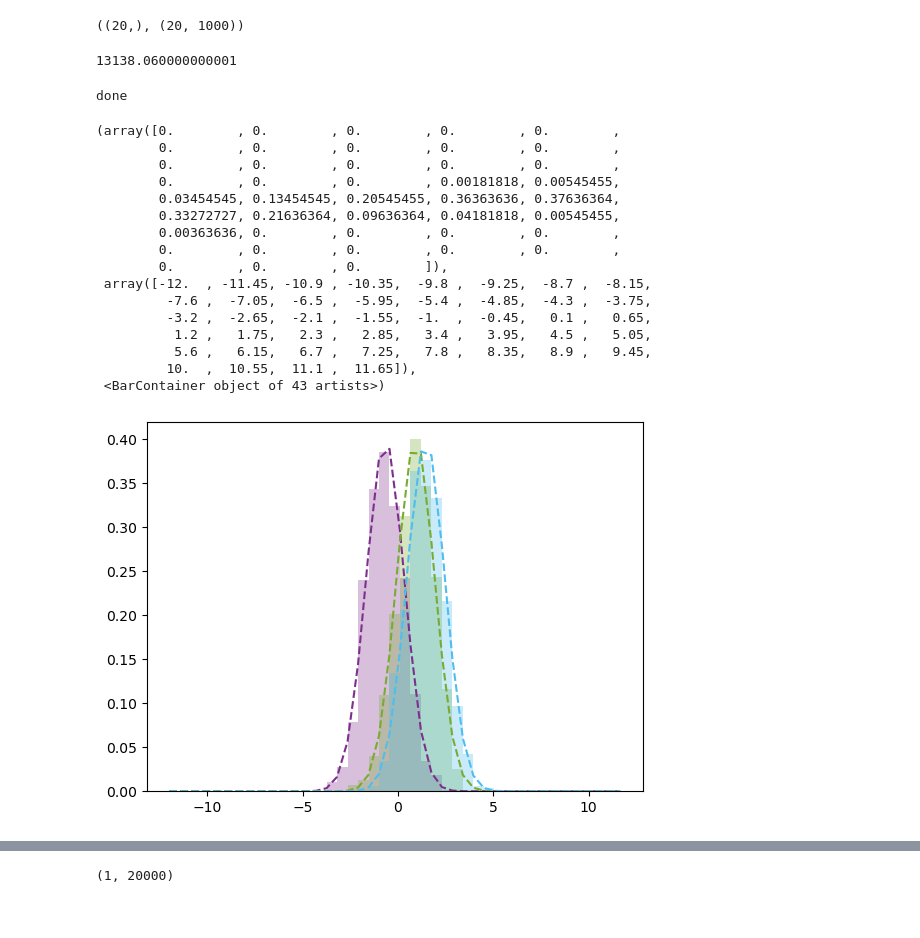
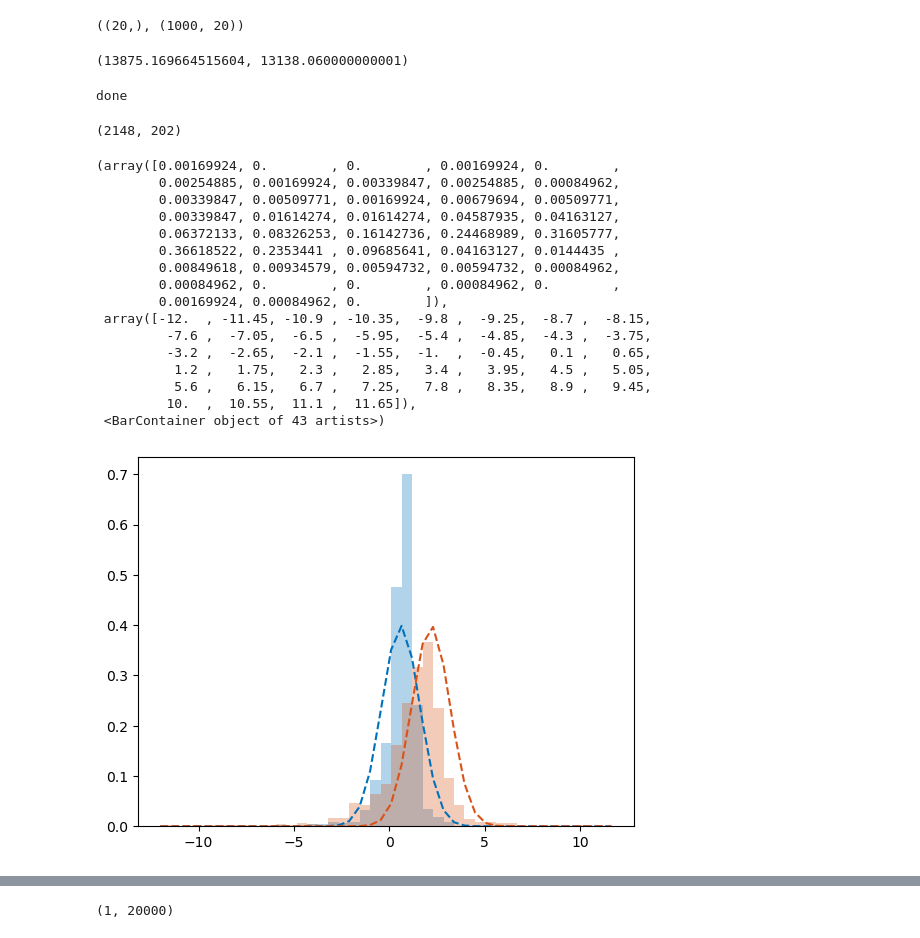
Before and after one commit to zsm1-hub/China_Israel, a Jupyter notebook: Fig4_Guassian_bootstrap.ipynb, the cells around one changed output, grey strips where cells are left out. Drawn from its saved outputs; the diff is of its cells as text; code cells hidden in the pictures.

```diff
--- a/Fig4_Guassian_bootstrap.ipynb
+++ b/Fig4_Guassian_bootstrap.ipynb
@@ -233,3 +238,13 @@ s_nw_sf3_1089_mn,s_nw_sf3_1089,s_nw_sf3_1089_std,dist_axis=get_sf3_bootstrap(dat
+# %%
+import scipy.io as sio
+we=sio.loadmat('/meddy/simingzhang/Analysis/matlab/wave_Eulerian_SF3.mat')
+SF3_w_E=(we['S3L1_alltime']+we['S3T1_alltime'])
+SF3_w_E_std=(we['S3L1_alltime']+we['S3T1_alltime'])
+nwe=sio.loadmat('/meddy/simingzhang/Analysis/matlab/nowave_Eulerian_SF3.mat')
+SF3_nw_E=(nwe['S3L1_alltime']+nwe['S3T1_alltime'])
+SF3_nw_E_std=(nwe['S3L1_alltime']+nwe['S3T1_alltime'])
+r1=sio.loadmat('/meddy/simingzhang/Analysis/matlab/r_e.mat')
+R=np.squeeze(r1['r'])
 # %%
 import scipy.io as sio
 hfsf1=sio.loadmat('/meddy/simingzhang/Data/Figure_SF3/SF1_E_Hf.mat')
@@ -272,15 +285,22 @@ FileNotFoundError: [Errno 2] No such file or directory: '/meddy/simingzhang/Data
 # %%
-dist_axis.shape,w_SF1_1089.shape
+dist_axis.shape,w_sf3_289.shape
 # %% [output]
-((20,), (20, 1000))
+((20,), (1000, 20))
 # %%
 D3bx = 0.55
 D3b_bins = np.arange(-12, 12, D3bx)
 iu=5
 dist_axis[iu]
+iu2=7
-# %% [output]
-13138.060000000001
+# %%
+R[iu2],dist_axis[iu]
+# %% [output]
+(13875.169664515604, 13138.060000000001)
 # %%
+w_E_norm0 = norm.pdf(D3b_bins, np.nanmean(SF3_w_E[:,iu2])/np.nanstd(SF3_w_E_std[:,iu2]), 1)
+nw_E_norm0 = norm.pdf(D3b_bins, np.nanmean(SF3_nw_E[:,iu2])/np.nanstd(SF3_nw_E_std[:,iu2]), 1)
+
+
 w_289_norm0 = norm.pdf(D3b_bins, np.mean(w_sf3_289[:, iu])/np.std(w_sf3_289[:, iu]), 1)
 w_625_norm0 = norm.pdf(D3b_bins, np.mean(w_sf3_625[:, iu])/np.std(w_sf3_625[:, iu]), 1)
 w_1089_norm0 = norm.pdf(D3b_bins, np.mean(w_sf3_1089[:, iu])/np.std(w_sf3_1089[:, iu]), 1)
@@ -300,30 +320,39 @@ s_nw_1089_norm0 = norm.pdf(D3b_bins, np.mean(s_nw_sf3_1089[:, iu])/np.std(s_nw_s
 print('done')
 # %% [output]
 done
+# %%
+SF3_w_E.shape
+# %% [output]
+(2148, 202)
 # %%
-plt.plot(D3b_bins, w_289_norm0, linestyle='--',color=colorsmap[3])
-plt.hist((w_sf3_289[:, iu])/np.std(w_sf3_289[:, iu]), bins=D3b_bins, alpha=0.3, density=True, color=colorsmap[3], label='P289')
+plt.plot(D3b_bins, w_E_norm0, linestyle='--',color=colorsmap[0])
+plt.hist((SF3_w_E[:,iu2])/np.nanstd(SF3_w_E_std[:,iu2]), bins=D3b_bins, alpha=0.3, density=True, color=colorsmap[0], label='Eulerian')
 
-plt.plot(D3b_bins, w_625_norm0, linestyle='--',color=colorsmap[4])
-plt.hist((w_sf3_625[:, iu])/np.std(w_sf3_625[:, iu]), bins=D3b_bins, alpha=0.3, density=True, color=colorsmap[4], label='P625')
+plt.plot(D3b_bins, nw_E_norm0, linestyle='--',color=colorsmap[1])
+plt.hist((SF3_w_E[:,iu2])/np.nanstd(SF3_nw_E_std[:,iu2]), bins=D3b_bins, alpha=0.3, density=True, color=colorsmap[1], label='Eulerian')
+# plt.plot(D3b_bins, w_289_norm0, linestyle='--',color=colorsmap[3])
+# plt.hist((w_sf3_289[:, iu])/np.std(w_sf3_289[:, iu]), bins=D3b_bins, alpha=0.3, density=True, color=colorsmap[3], label='P289')
 
-plt.plot(D3b_bins, w_1089_norm0, linestyle='--',color=colorsmap[5])
-plt.hist((w_sf3_1089[:, iu])/np.std(w_sf3_1089[:, iu]), bins=D3b_bins, alpha=0.3, density=True, color=colorsmap[5], label='P1089')
+# plt.plot(D3b_bins, w_625_norm0, linestyle='--',color=colorsmap[4])
+# plt.hist((w_sf3_625[:, iu])/np.std(w_sf3_625[:, iu]), bins=D3b_bins, alpha=0.3, density=True, color=colorsmap[4], label='P625')
+
+# plt.plot(D3b_bins, w_1089_norm0, linestyle='--',color=colorsmap[5])
+# plt.hist((w_sf3_1089[:, iu])/np.std(w_sf3_1089[:, iu]), bins=D3b_bins, alpha=0.3, density=True, color=colorsmap[5], label='P1089')
 # %% [output]
-(array([0.        , 0.        , 0.        , 0.        , 0.        ,
-        0.        , 0.        , 0.        , 0.        , 0.        ,
-        0.        , 0.        , 0.        , 0.        , 0.        ,
-        0.        , 0.        , 0.        , 0.00181818, 0.00545455,
-        0.03454545, 0.13454545, 0.20545455, 0.36363636, 0.37636364,
-        0.33272727, 0.21636364, 0.09636364, 0.04181818, 0.00545455,
-        0.00363636, 0.        , 0.        , 0.        , 0.        ,
-        0.        , 0.        , 0.        , 0.        , 0.        ,
-        0.        , 0.        , 0.        ]),
+(array([0.00169924, 0.        , 0.        , 0.00169924, 0.        ,
+        0.00254885, 0.00169924, 0.00339847, 0.00254885, 0.00084962,
+        0.00339847, 0.00509771, 0.00169924, 0.00679694, 0.00509771,
+        0.00339847, 0.01614274, 0.01614274, 0.04587935, 0.04163127,
+        0.06372133, 0.08326253, 0.16142736, 0.24468989, 0.31605777,
+        0.36618522, 0.2353441 , 0.09685641, 0.04163127, 0.0144435 ,
+        0.00849618, 0.00934579, 0.00594732, 0.00594732, 0.00084962,
+        0.00084962, 0.        , 0.        , 0.00084962, 0.        ,
+        0.00169924, 0.00084962, 0.        ]),
  array([-12.  , -11.45, -10.9 , -10.35,  -9.8 ,  -9.25,  -8.7 ,  -8.15,
          -7.6 ,  -7.05,  -6.5 ,  -5.95,  -5.4 ,  -4.85,  -4.3 ,  -3.75,
          -3.2 ,  -2.65,  -2.1 ,  -1.55,  -1.  ,  -0.45,   0.1 ,   0.65,
           1.2 ,   1.75,   2.3 ,   2.85,   3.4 ,   3.95,   4.5 ,   5.05,
           5.6 ,   6.15,   6.7 ,   7.25,   7.8 ,   8.35,   8.9 ,   9.45,
          10.  ,  10.55,  11.1 ,  11.65]),
  <BarContainer object of 43 artists>)
-[figure, old version]
+[figure, new version]
```
Also changed, not shown: parts of 8 cells of this notebook, 4 other files.
